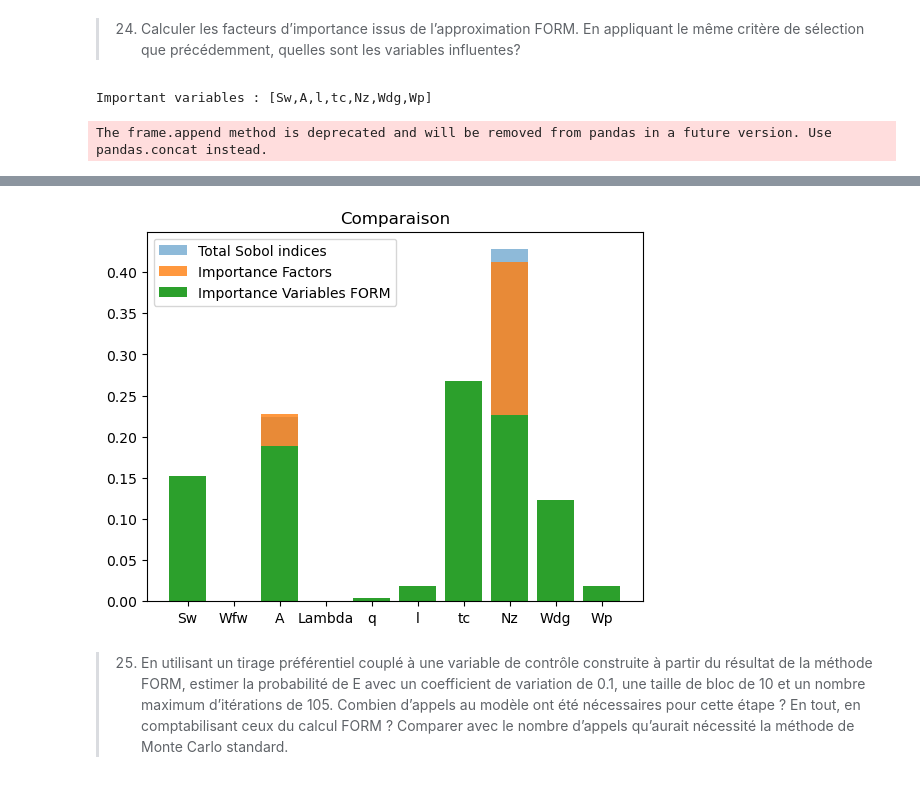
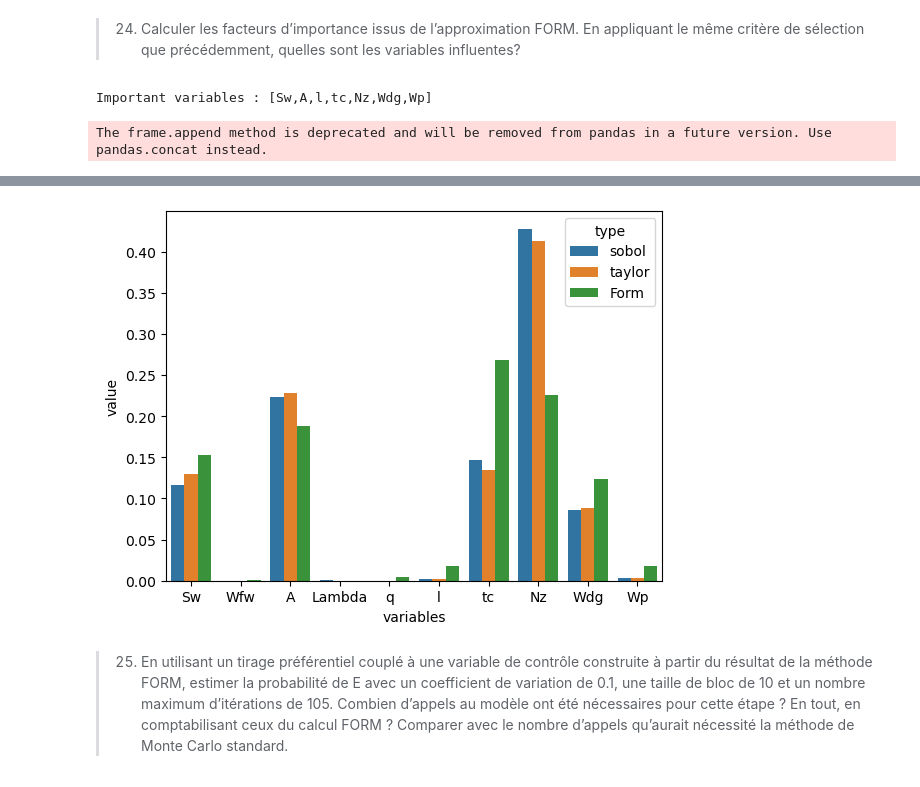
Before and after one commit to Abdellah-Laassairi/QI-mass-model-wing-aircraft, a Jupyter notebook: notebook.ipynb, the cells around one changed output, grey strips where cells are left out. Cells and saved outputs as stored; diff of their text form; code cells hidden in the pictures.

```diff
--- a/notebook.ipynb
+++ b/notebook.ipynb
@@ -544,20 +550,20 @@ for i, factor in enumerate(importance_factors_form):
 
 print("Important variables :", nom_sources[important_variables])
 
-plt.title("Comparaison")
-plt.bar(nom_sources, total_sobol_indices, label="Total Sobol indices", alpha=0.5)
-plt.bar(nom_sources, importance_factors, label="Importance Factors", alpha=0.8)
-plt.bar(nom_sources, importance_factors_form, label="Importance Variables FORM", alpha=1)
-plt.legend()
+# plt.title("Comparaison")
+# plt.bar(nom_sources, total_sobol_indices, label="Total Sobol indices", alpha=0.5)
+# plt.bar(nom_sources, importance_factors, label="Importance Factors", alpha=0.8)
+# plt.bar(nom_sources, importance_factors_form, label="Importance Variables FORM", alpha=1)
+# plt.legend()
 
 df3 = pd.DataFrame({})
 df3["value"]=(np.array(importance_factors_form))
 df3["variables"]=(nom_sources_list)
 df3["type"]=(["Form" for _ in range(len(nom_sources_list))])
 
-df = df.append(df3)
-fig = px.bar(df,x="variables", y="value",color="type", title='Importance',barmode='group')
-
+df4 = df.append(df3)
+fig = px.bar(df4,x="variables", y="value",color="type", title='Importance',barmode='group')
+sb.barplot(df4,x="variables", y="value", hue="type")
 fig.show()
 # %% [output]
 Important variables : [Sw,A,l,tc,Nz,Wdg,Wp]
@@ -566,4 +571,4 @@ The frame.append method is deprecated and will be removed from pandas in a futur
-[figure, old version]
+[figure, new version]
 # %% [markdown]
 > 25. En utilisant un tirage préférentiel couplé à une variable de contrôle construite à partir du résultat de la méthode FORM, estimer la probabilité de E avec un coefficient de variation de 0.1, une taille de bloc de 10 et un nombre maximum d’itérations de 105. Combien d’appels au modèle ont été nécessaires pour cette étape ? En tout, en comptabilisant ceux du calcul FORM ? Comparer avec le nombre d’appels qu’aurait nécessité la méthode de Monte Carlo standard.
 # %% [markdown]
```
Also changed, not shown: parts of 12 cells of this notebook.
